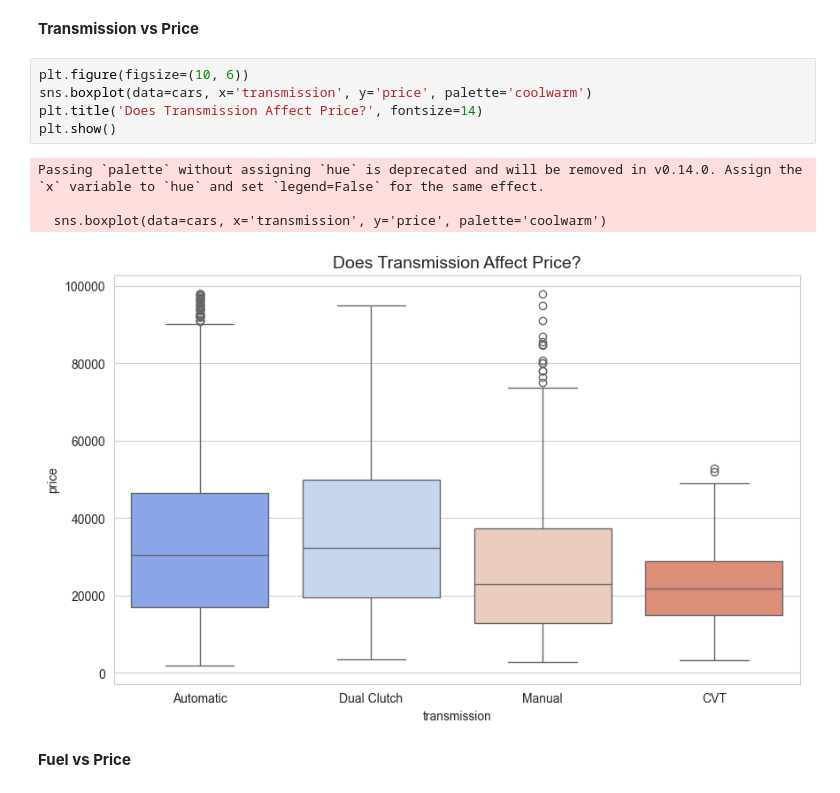
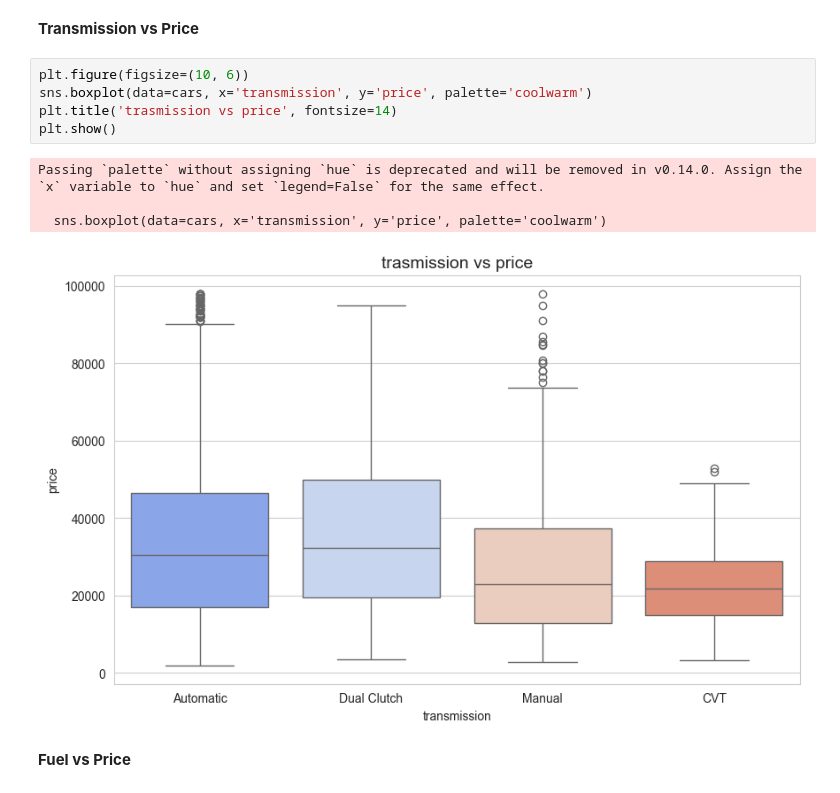
Before and after one commit to Berniceboateng775/nsp-training-program, a Jupyter notebook: car_pricePrediction.ipynb, the cells around one changed output. Cells and saved outputs as stored; diff of their text form.

Commit message:
data visualization

```diff
--- a/car_pricePrediction.ipynb
+++ b/car_pricePrediction.ipynb
@@ -1074,13 +1074,13 @@ Passing `palette` without assigning `hue` is deprecated and will be removed in v
 # %%
 plt.figure(figsize=(10, 6))
 sns.boxplot(data=cars, x='transmission', y='price', palette='coolwarm')
-plt.title('Does Transmission Affect Price?', fontsize=14)
+plt.title('trasmission vs price', fontsize=14)
 plt.show()
 # %% [output]
 Passing `palette` without assigning `hue` is deprecated and will be removed in v0.14.0. Assign the `x` variable to `hue` and set `legend=False` for the same effect.
 
   sns.boxplot(data=cars, x='transmission', y='price', palette='coolwarm')
-[figure, old version]
+[figure, new version]
 # %% [markdown]
 **Fuel vs Price**
 # %%
```
Also changed, not shown: parts of 6 cells of this notebook, 1 other file.
